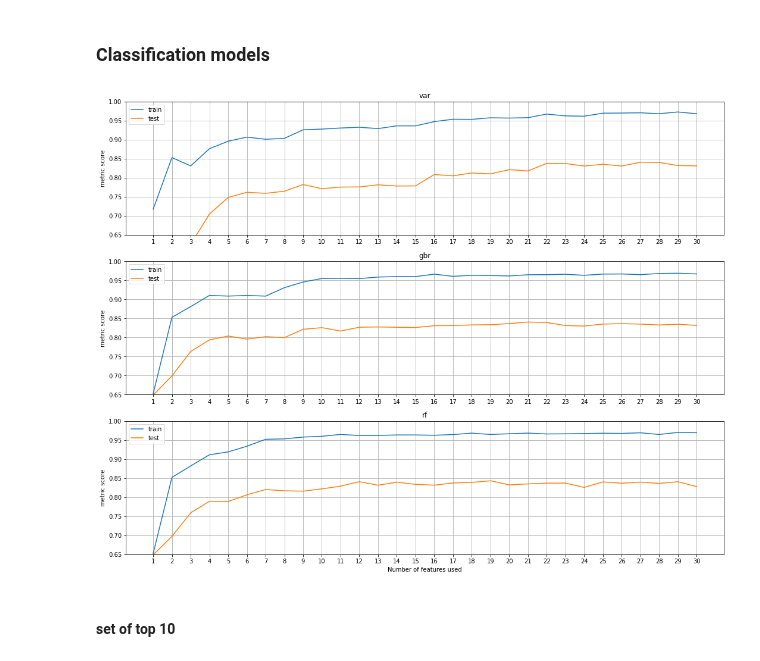
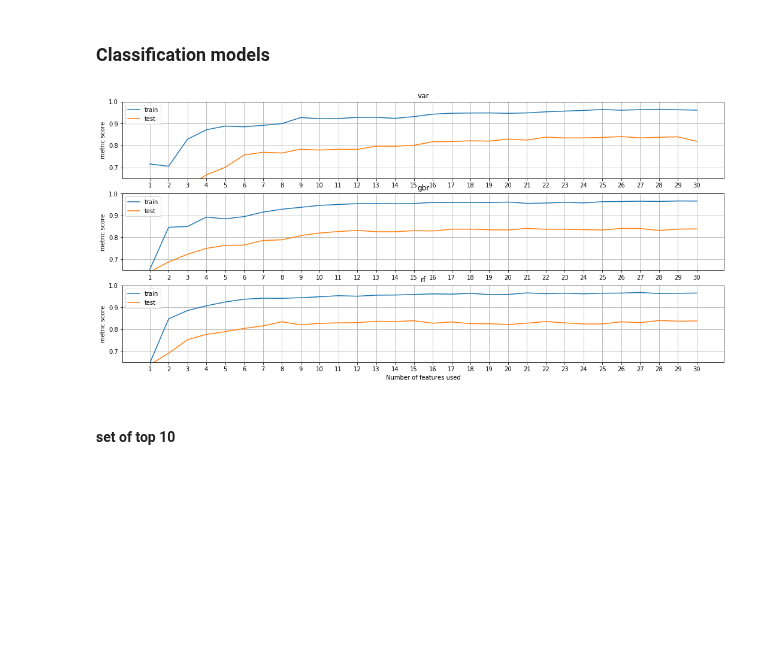
Before and after one commit to samialisayed/MachineLearning-Final-Project, a Jupyter notebook: notebook_tova_featureSelectionAll.ipynb, the cells around one changed output. Drawn from its saved outputs; the diff is of its cells as text; code cells hidden in the pictures; blank space fills up the shorter version.

Commit message:
final results on test data

```diff
--- a/notebook_tova_featureSelectionAll.ipynb
+++ b/notebook_tova_featureSelectionAll.ipynb
@@ -90,5 +102,7 @@ data = pd.read_csv('Numerical_train.csv')
 # %%
 target = data.SalePrice
+# %%
+data, data_test, target, target_test = train_test_split(data, target, test_size=.3)
 # %%
 target_log = np.log(target)
 # %%
@@ -630,27 +667,27 @@ for name, feature_df in zip(['var', 'gbr', 'rf'], [feature_df_var, feature_df_gb
         scores_rfc = cross_validate(rfc, data_partial, target_binned, cv=3,
                                 scoring='f1_macro', return_train_score=True)
 
-        rfc_r_squared_train.append(scores['train_score'].mean())
-        rfc_r_squared_test.append(scores['test_score'].mean())
+        rfc_r_squared_train.append(scores_rfc['train_score'].mean())
+        rfc_r_squared_test.append(scores_rfc['test_score'].mean())
 
     rfc_train_scores[name] = rfc_r_squared_train
     rfc_test_scores[name] = rfc_r_squared_test
 # %%
-fig, axes = plt.subplots(3,1, figsize=(18,14))
+fig, axes = plt.subplots(3,1, figsize=(18,8))
 
 for ax, name in zip([0,1,2], ['var', 'gbr', 'rf']):
     axes[ax].plot(range(1, max_num_features), rfc_train_scores[name], label='train')
     axes[ax].plot(range(1, max_num_features), rfc_test_scores[name], label='test')
     axes[ax].legend()
     axes[ax].set_ylabel('metric score')
     axes[ax].title.set_text(name)
     axes[ax].set_xticks(range(1, max_num_features))
     axes[ax].grid()
     axes[ax].set_ylim(.65,1)
 
 plt.xlabel('Number of features used');
 # %% [output]
-[figure, old version]
+[figure, new version]
 # %% [markdown]
 #### set of top 10
 # %%
```
Also changed, not shown: parts of 104 cells of this notebook.
